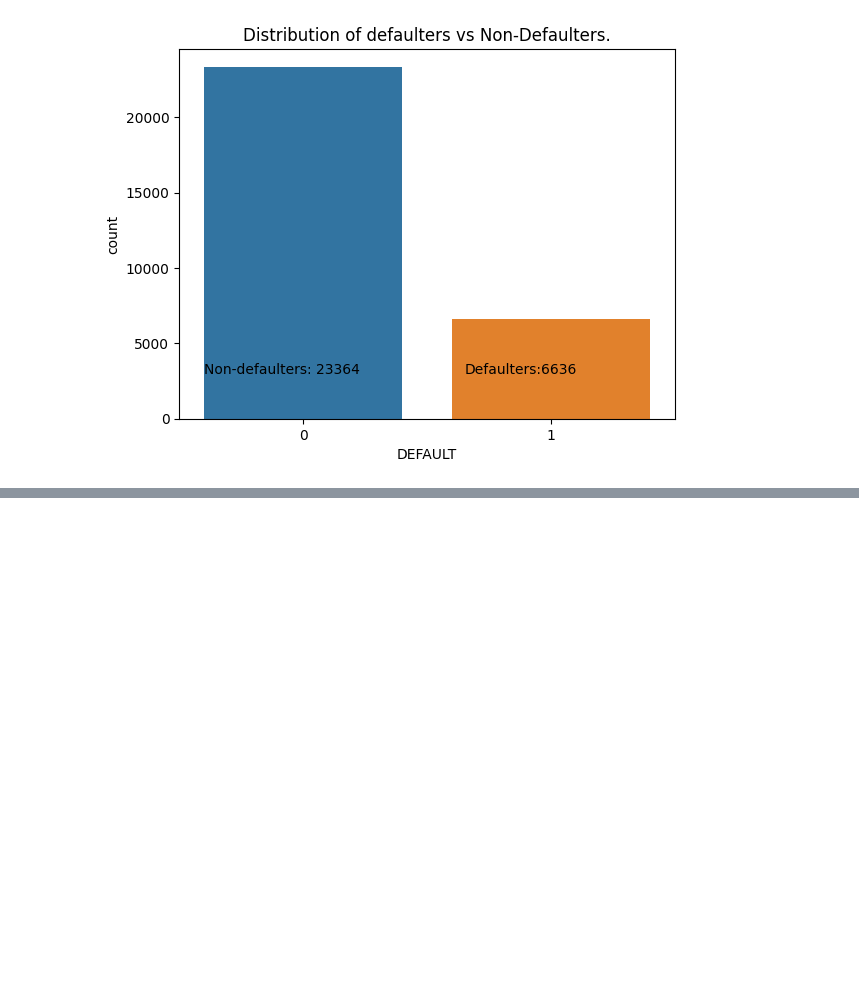
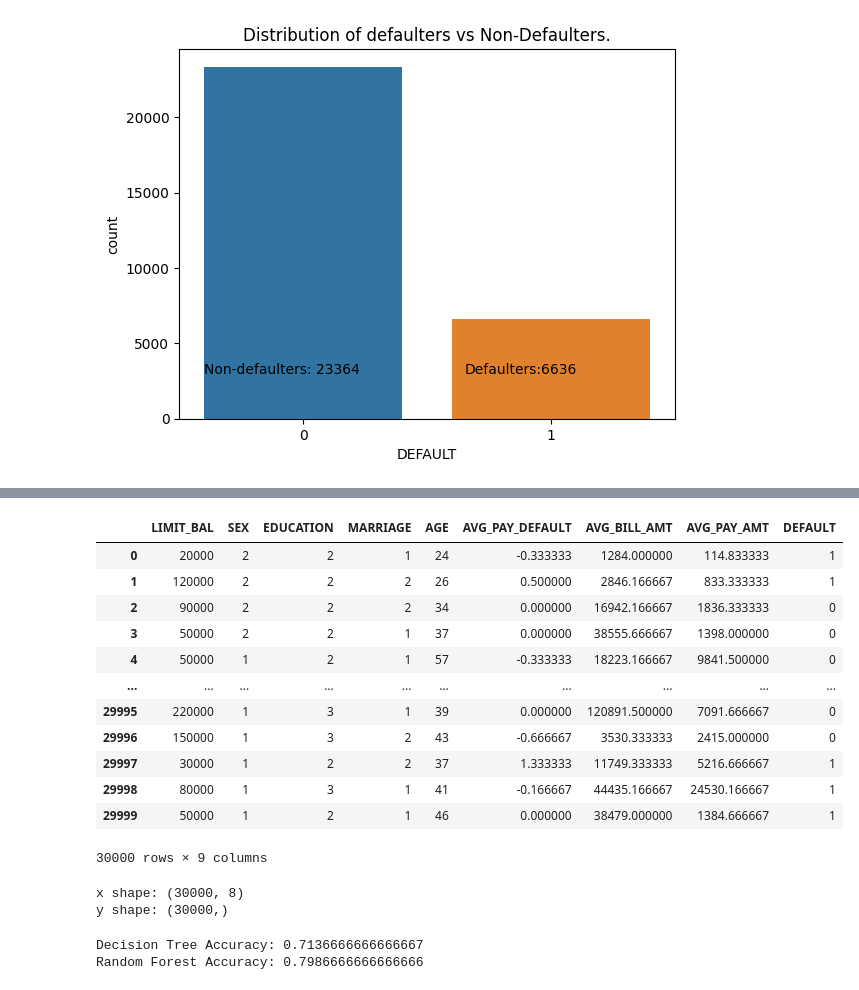
Before and after one commit to manish7065/Credit-Card-proj, a Jupyter notebook: notebooks/EDA.ipynb, the cells around one changed output, grey strips where cells are left out. Drawn from its saved outputs; the diff is of its cells as text; code cells hidden in the pictures; blank space fills up the shorter version.

```diff
--- a/notebooks/EDA.ipynb
+++ b/notebooks/EDA.ipynb
@@ -196,0 +238,24 @@ plt.show()
+# %%
+df['AVG_PAY_DEFAULT']=df.iloc[:,5:11].sum(axis=1)/6
+df['AVG_BILL_AMT']=df.iloc[:,11:17].sum(axis=1)/6
+df['AVG_PAY_AMT']=df.iloc[:,17:23].sum(axis=1)/6
+# %%
+new_cols = ['LIMIT_BAL', 'SEX', 'EDUCATION', 'MARRIAGE', 'AGE', 'AVG_PAY_DEFAULT', 'AVG_BILL_AMT', 'AVG_PAY_AMT','DEFAULT']
+# %%
+new_df = df[new_cols]
+# %%
+new_df
+# %% [output]
+|  | LIMIT_BAL | SEX | EDUCATION | MARRIAGE | AGE | AVG_PAY_DEFAULT | AVG_BILL_AMT | AVG_PAY_AMT | DEFAULT |
+| 0 | 20000 | 2 | 2 | 1 | 24 | -0.333333 | 1284.000000 | 114.833333 | 1 |
+| 1 | 120000 | 2 | 2 | 2 | 26 | 0.500000 | 2846.166667 | 833.333333 | 1 |
+| 2 | 90000 | 2 | 2 | 2 | 34 | 0.000000 | 16942.166667 | 1836.333333 | 0 |
+| 3 | 50000 | 2 | 2 | 1 | 37 | 0.000000 | 38555.666667 | 1398.000000 | 0 |
+| 4 | 50000 | 1 | 2 | 1 | 57 | -0.333333 | 18223.166667 | 9841.500000 | 0 |
+| ... | ... | ... | ... | ... | ... | ... | ... | ... | ... |
+| 29995 | 220000 | 1 | 3 | 1 | 39 | 0.000000 | 120891.500000 | 7091.666667 | 0 |
+| 29996 | 150000 | 1 | 3 | 2 | 43 | -0.666667 | 3530.333333 | 2415.000000 | 0 |
+| 29997 | 30000 | 1 | 2 | 2 | 37 | 1.333333 | 11749.333333 | 5216.666667 | 1 |
+| 29998 | 80000 | 1 | 3 | 1 | 41 | -0.166667 | 44435.166667 | 24530.166667 | 1 |
+| 29999 | 50000 | 1 | 2 | 1 | 46 | 0.000000 | 38479.000000 | 1384.666667 | 1 |
+30000 rows × 9 columns
@@ -196,0 +265,52 @@ plt.show()
+# %%
+
+# Assuming you have your data properly loaded into `x` and `y` variables
+
+# Check the dimensions of your data
+print("x shape:", x.shape)
+print("y shape:", y.shape)
+
+# Split the data into training and testing sets
+# x_train, x_test, y_train, y_test = train_test_split(x, y, test_size=0.2, random_state=42)
+# %% [output]
+x shape: (30000, 8)
+y shape: (30000,)
+# %%
+from sklearn.tree import DecisionTreeClassifier
+from sklearn.ensemble import RandomForestClassifier
+from sklearn.metrics import accuracy_score
+from sklearn.model_selection import train_test_split
+
+# Split the data into training and testing sets
+X_train, X_test, y_train, y_test = train_test_split(x, y, test_size=0.2, random_state=42)
+
+# Decision Tree
+# Create an instance of DecisionTreeClassifier
+dt_model = DecisionTreeClassifier()
+
+# Fit the model on the training data
+dt_model.fit(X_train, y_train)
+
+# Predict the target variable for the testing set
+dt_predictions = dt_model.predict(X_test)
+
+# Calculate the accuracy of the model
+dt_accuracy = accuracy_score(y_test, dt_predictions)
+print("Decision Tree Accuracy:", dt_accuracy)
+
+# Random Forest
+# Create an instance of RandomForestClassifier
+rf_model = RandomForestClassifier()
+
+# Fit the model on the training data
+rf_model.fit(X_train, y_train)
+
+# Predict the target variable for the testing set
+rf_predictions = rf_model.predict(X_test)
+
+# Calculate the accuracy of the model
+rf_accuracy = accuracy_score(y_test, rf_predictions)
+print("Random Forest Accuracy:", rf_accuracy)
+# %% [output]
+Decision Tree Accuracy: 0.7136666666666667
+Random Forest Accuracy: 0.7986666666666666
```
Also changed, not shown: parts of 6 cells of this notebook.
